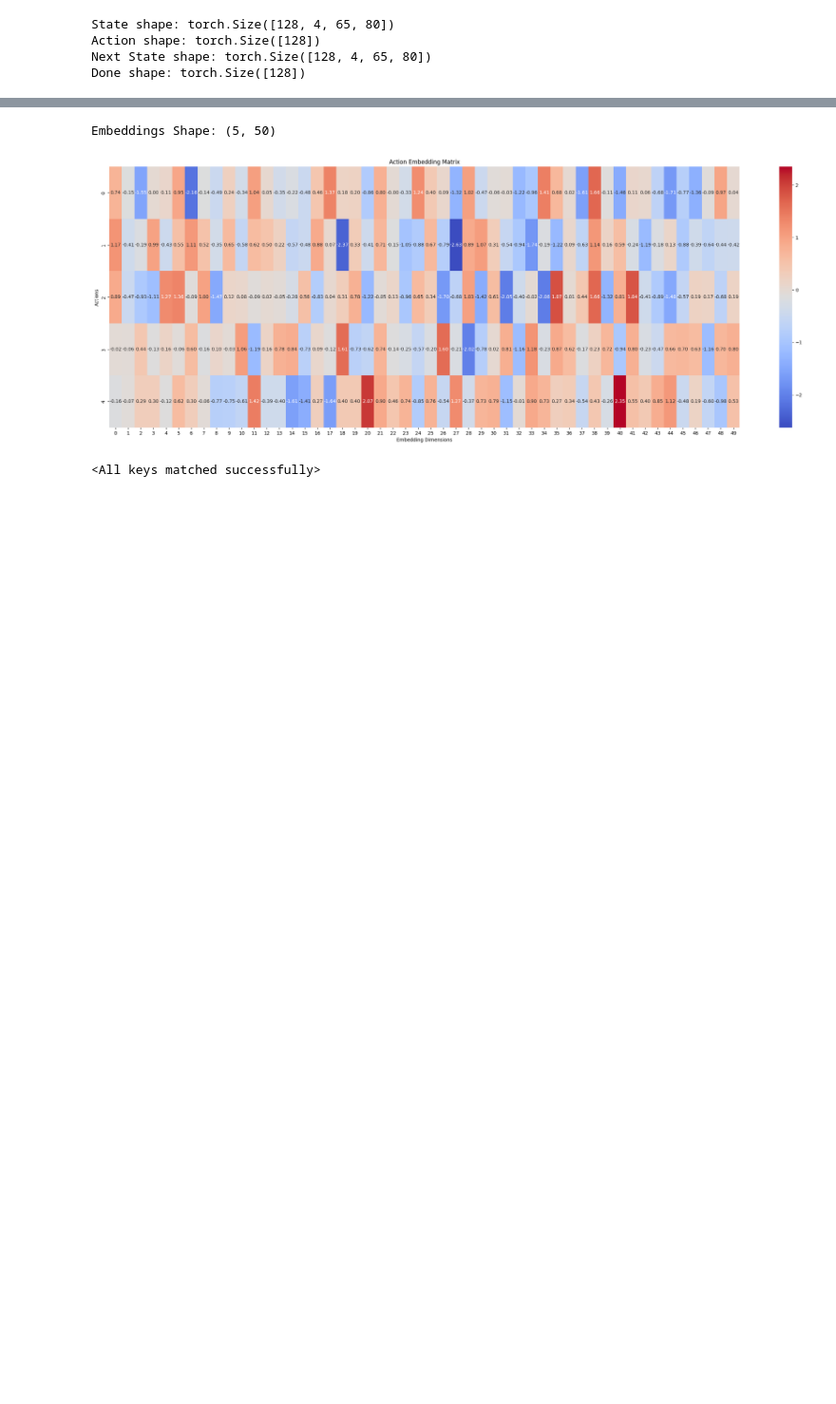
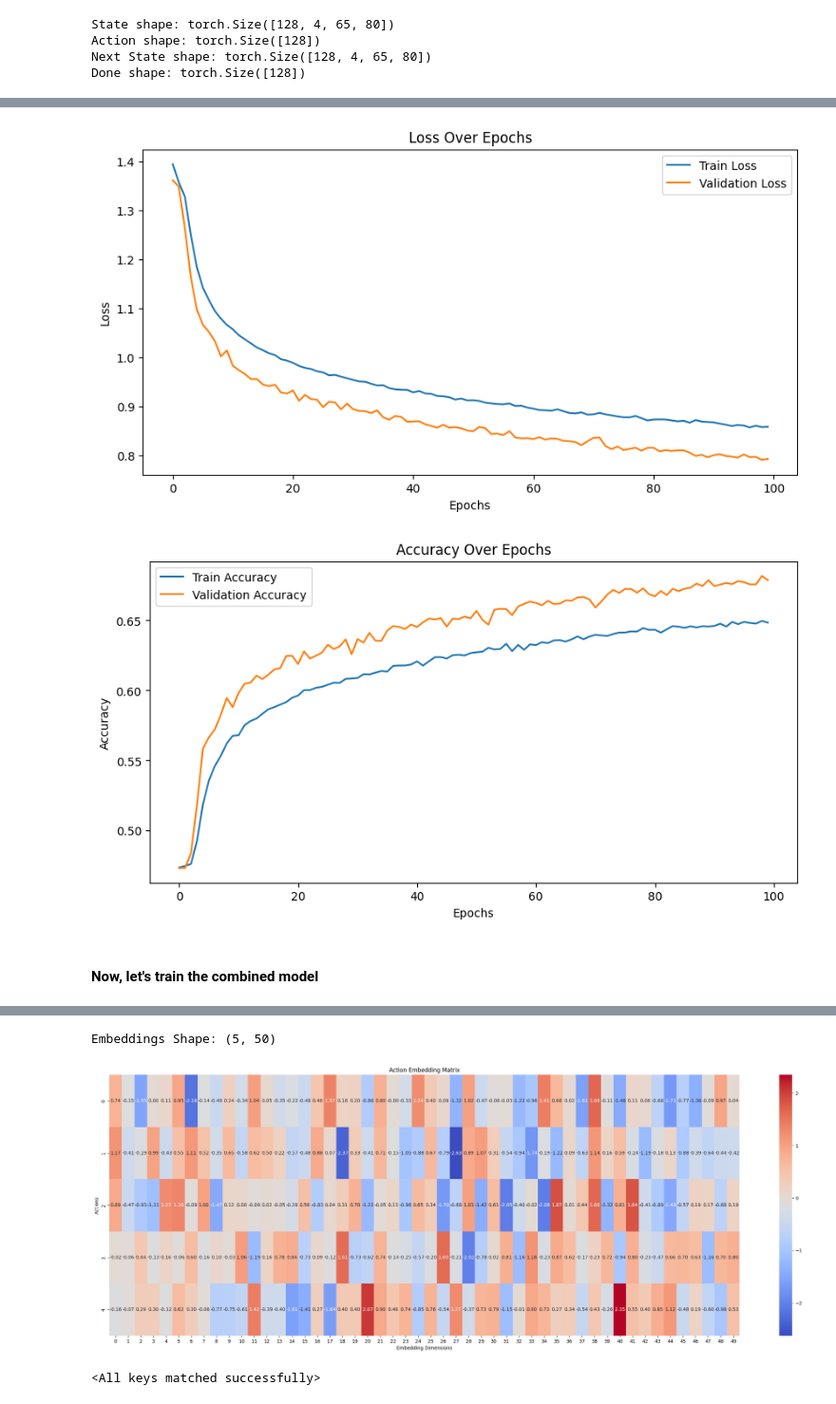
Before and after one commit to YiannisParask/aidl-b02-assignment, a Jupyter notebook: notebooks/icm.ipynb, the cells around one changed output, grey strips where cells are left out. Shown: that part at 95% size. Drawn from its saved outputs; the diff is of its cells as text; code cells hidden in the pictures; blank space fills up the shorter version.

```diff
--- a/notebooks/icm.ipynb
+++ b/notebooks/icm.ipynb
@@ -229,0 +242,7 @@ Done shape: torch.Size([128])
+# %%
+encoder = EncoderModel(in_channels=4, input_size=(65, 80))
+inverse_model = InverseModel(encoder_dim=400, num_actions=5)
+
+optimizer = optim.Adam(
+    list(encoder.parameters()) + list(inverse_model.parameters()), lr=1e-3
+)
@@ -229,0 +361,2 @@ Done shape: torch.Size([128])
+# %%
+siamese_history = train_siamese(train_loader, val_loader, num_epochs=100)
@@ -230 +402,8 @@ Done shape: torch.Size([128])
+# %%
+plot_train_history(siamese_history)
+# %% [output]
+[figure, added]
+[figure, added]
+# %% [markdown]
+#### Now, let's train the combined model
 # %%
```
Also changed, not shown: parts of 17 cells of this notebook, 11 other files.
